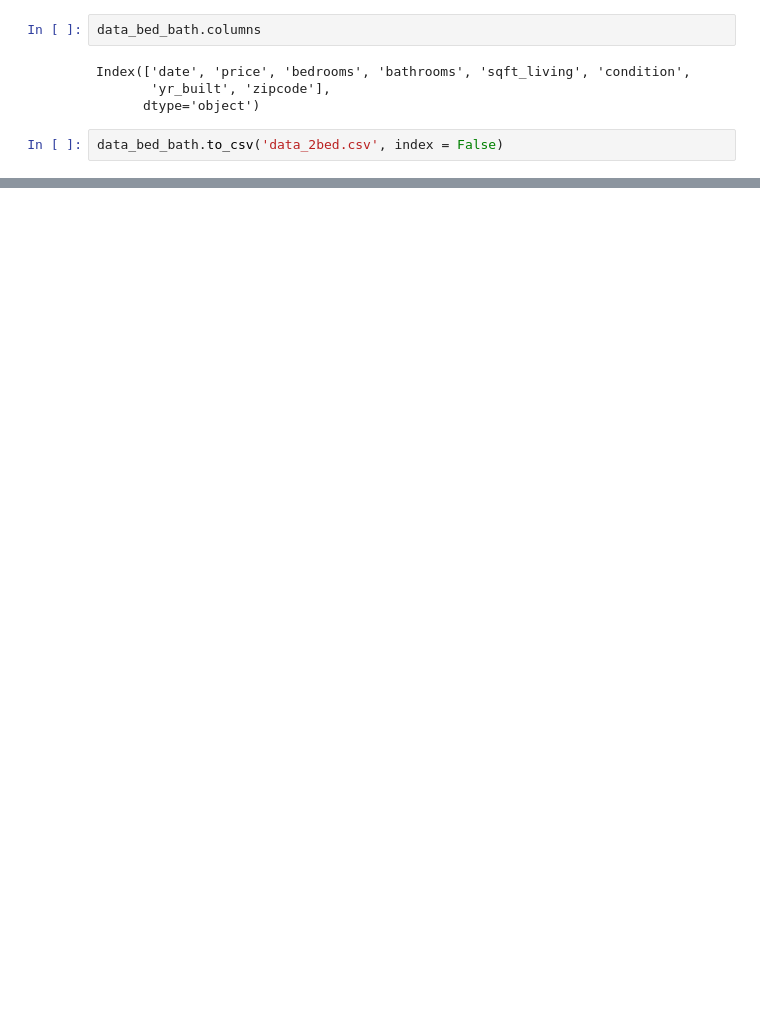
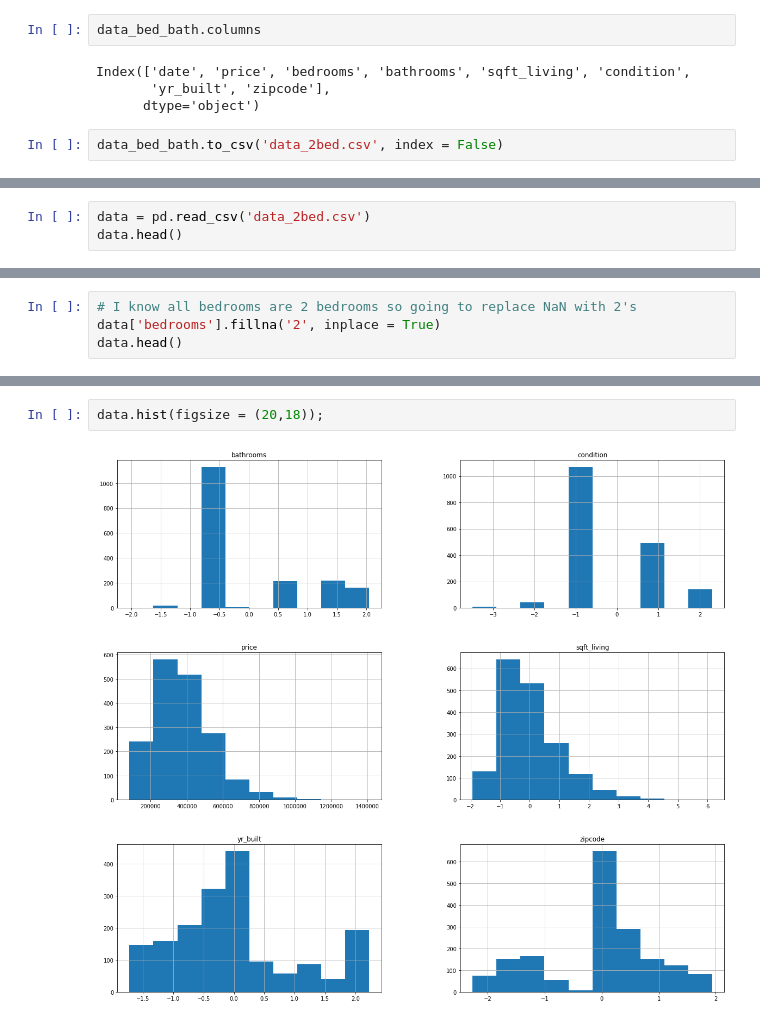
Before and after one commit to psuero1/house-sales-project, a Jupyter notebook: Data_Cleaning_EDA.ipynb, the cells around one changed output, grey strips where cells are left out. Drawn from its saved outputs; the diff is of its cells as text; blank space fills up the shorter version.

```diff
--- a/Data_Cleaning_EDA.ipynb
+++ b/Data_Cleaning_EDA.ipynb
@@ -462,0 +448,3 @@ data_bed_bath.to_csv('data_2bed.csv', index = False)
+# %%
+data = pd.read_csv('data_2bed.csv')
+data.head()
@@ -462,0 +458,4 @@ data_bed_bath.to_csv('data_2bed.csv', index = False)
+# %%
+# I know all bedrooms are 2 bedrooms so going to replace NaN with 2's
+data['bedrooms'].fillna('2', inplace = True)
+data.head()
@@ -462,0 +481,4 @@ data_bed_bath.to_csv('data_2bed.csv', index = False)
+# %%
+data.hist(figsize = (20,18));
+# %% [output]
+[figure, added]
```
Also changed, not shown: parts of 16 cells of this notebook, 1 other file.
